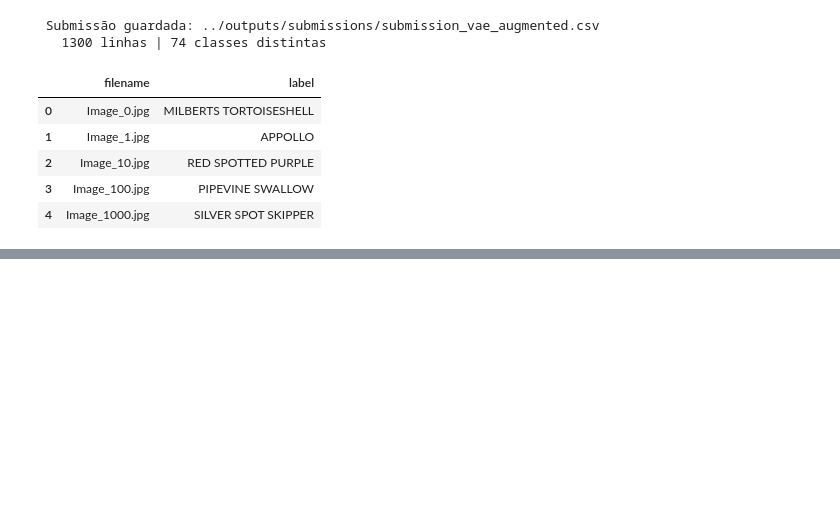
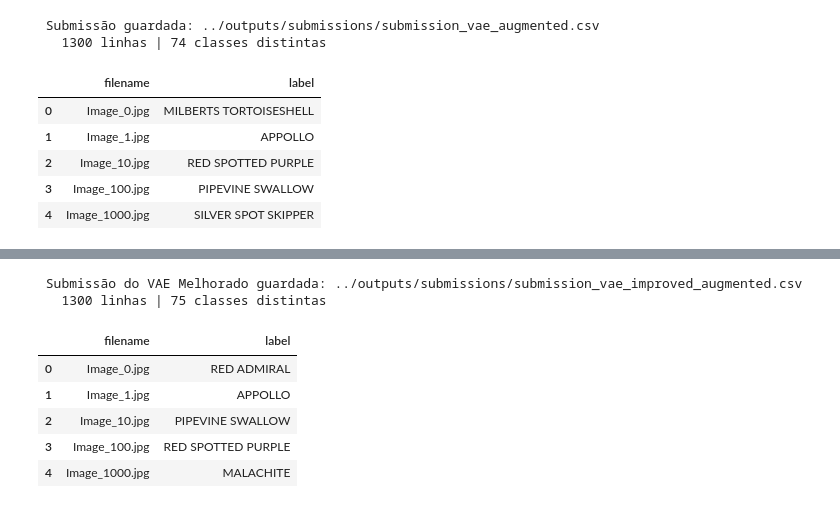
Before and after one commit to RitaDuarte222/aml-butterfly-generative-augmentation, a Jupyter notebook: notebooks/02_autoencoder.ipynb, the cells around one changed output, grey strips where cells are left out. Cells and saved outputs as stored; diff of their text form; code cells hidden in the pictures; blank space fills up the shorter version.

```diff
--- a/notebooks/02_autoencoder.ipynb
+++ b/notebooks/02_autoencoder.ipynb
@@ -777,0 +939,23 @@ submission_df.head(5)
+# %%
+# ── Visualizar Reconstruções Comparativas ──────────────────────────────────────
+vae_improved.eval()
+vae_baseline.eval()
+
+# Pegar num pequeno batch de teste
+imgs_val, _ = next(iter(val_ld))
+imgs_val = imgs_val[:8].to(device)
+
+with torch.no_grad():
+    recon_base = vae_baseline.reconstruct(imgs_val)
+    recon_impr = vae_improved.reconstruct(imgs_val)
+
+orig_grid   = vutils.make_grid(denorm(imgs_val), nrow=8).cpu().permute(1, 2, 0).numpy()
+base_grid   = vutils.make_grid(denorm(recon_base), nrow=8).cpu().permute(1, 2, 0).numpy()
+impr_grid   = vutils.make_grid(denorm(recon_impr), nrow=8).cpu().permute(1, 2, 0).numpy()
+
+fig, axes = plt.subplots(3, 1, figsize=(15, 6))
+axes[0].imshow(orig_grid); axes[0].set_title("Originals"); axes[0].axis('off')
+axes[1].imshow(base_grid); axes[1].set_title("Baseline VAE Reconstructions (MSE only)"); axes[1].axis('off')
+axes[2].imshow(impr_grid); axes[2].set_title("Improved VAE Reconstructions (MSE + VGG + KL Anneal)"); axes[2].axis('off')
+plt.tight_layout()
+plt.show()
@@ -777,0 +1177,29 @@ submission_df.head(5)
+# %%
+# ── Submissão Kaggle — VAE-Improved Augmented CNN ─────────────────────────────
+all_filenames = []
+all_labels    = []
+idx_to_class  = {v: k for k, v in class_to_idx.items()}
+
+with torch.no_grad():
+    for fname in test_files:
+        img = Image.open(os.path.join(test_dir, fname)).convert('RGB')
+        img_t = val_tf_sub(img).unsqueeze(0).to(device)
+        pred  = model_aug_impr(img_t).argmax(1).item()
+        all_filenames.append(fname)
+        all_labels.append(idx_to_class[pred])
+
+submission_df_impr = pd.DataFrame({'filename': all_filenames, 'label': all_labels})
+submission_path_impr = '../outputs/submissions/submission_vae_improved_augmented.csv'
+submission_df_impr.to_csv(submission_path_impr, index=False)
+print(f' Submissão do VAE Melhorado guardada: {submission_path_impr}')
+print(f'   {len(submission_df_impr)} linhas | {submission_df_impr["label"].nunique()} classes distintas')
+submission_df_impr.head(5)
+# %% [output]
+ Submissão do VAE Melhorado guardada: ../outputs/submissions/submission_vae_improved_augmented.csv
+   1300 linhas | 75 classes distintas
+|  | filename | label |
+| 0 | Image_0.jpg | RED ADMIRAL |
+| 1 | Image_1.jpg | APPOLLO |
+| 2 | Image_10.jpg | PIPEVINE SWALLOW |
+| 3 | Image_100.jpg | RED SPOTTED PURPLE |
+| 4 | Image_1000.jpg | MALACHITE |
```
Also changed, not shown: parts of 10 cells of this notebook.
